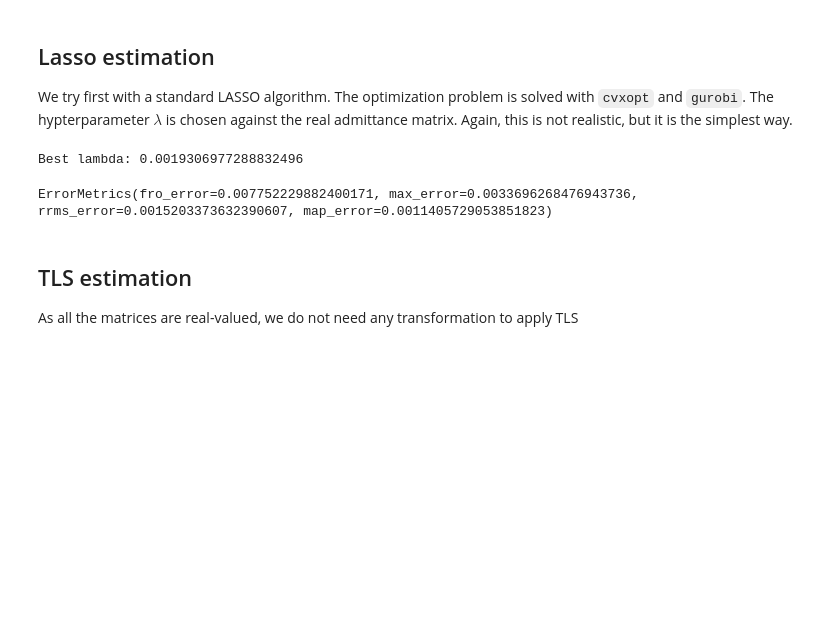
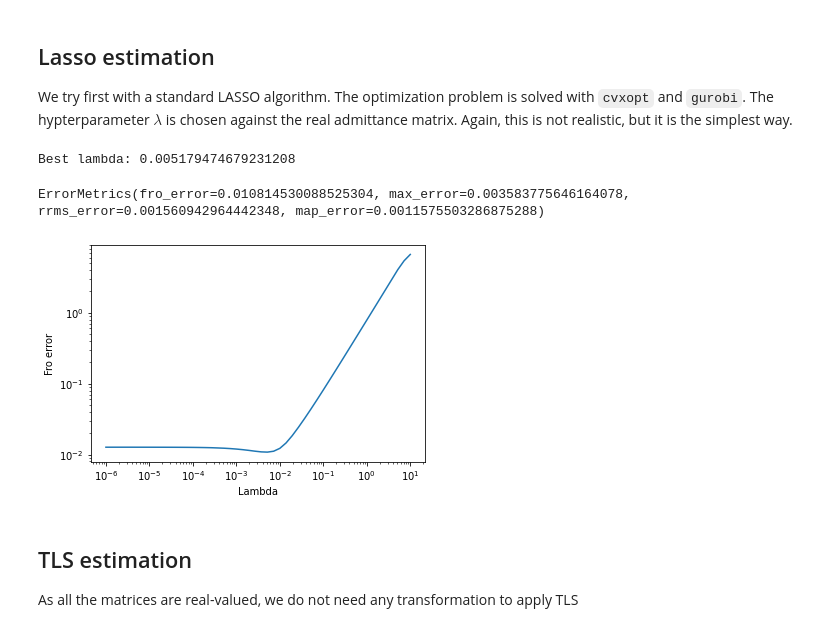
Before and after one commit to DecodEPFL/eiv-grid-id, a Jupyter notebook: notebooks/EF_10_dc_simulation.ipynb, the cells around one changed output. Cells and saved outputs as stored; diff of their text form; code cells hidden in the pictures; blank space fills up the shorter version.

```diff
--- a/notebooks/EF_10_dc_simulation.ipynb
+++ b/notebooks/EF_10_dc_simulation.ipynb
@@ -30,18 +53,4 @@ from src.identification.error_metrics import error_metrics, fro_error
 # %%
-v_sigma = 0.1
-noise_sigma = 0.001
-n_samples = 100
-
-actual_admittance = np.array([
-    [2, -1, -1, 0, 0],
-    [-1, 1, 0, 0, 0],
-    [-1, 0, 1, 0, 0],
-    [0, 0, 0, 2, -2],
-    [0, 0, 0, -2, 2]
-])
-
-n_nodes = actual_admittance.shape[0]
-
 rng = default_rng(11)
 actual_voltages = rng.normal(1, v_sigma, (n_samples, n_nodes))
 actual_currents = actual_voltages @ actual_admittance
@@ -70,7 +79,7 @@ The optimization problem is solved with `cvxopt` and `gurobi`.
 The hypterparameter $\lambda$ is chosen against the real admittance matrix.
 Again, this is not realistic, but it is the simplest way.
 # %%
-def lasso(x: np.array, y: np.array, actual_beta: np.array) -> Tuple[float, np.array]:
+def lasso(x: np.array, y: np.array, actual_beta: np.array):
     n = x.shape[1]
     l = cp.Parameter(nonneg=True)
     beta = cp.Variable((n, n))
@@ -86,18 +95,26 @@ def lasso(x: np.array, y: np.array, actual_beta: np.array) -> Tuple[float, np.ar
     for l_value in l_values:
         l.value = l_value
         problem.solve()
-        cv_trials.append((l.value, beta.value))
+        cv_trials.append((l.value, beta.value, fro_error(beta.value, actual_beta)))
 
-    best_trial = min(cv_trials, key=lambda t: fro_error(actual_beta, t[1]))
-    return best_trial
+    return cv_trials
 
-lasso_lambda, lasso_admittance = lasso(measured_voltages, measured_currents, actual_admittance)
+lasso_trials = lasso(measured_voltages, measured_currents, actual_admittance)
+lasso_best_trial = min(lasso_trials, key=lambda t: t[2])
+lasso_lambda, lasso_admittance = lasso_best_trial[0], lasso_best_trial[1]
 lasso_error = error_metrics(actual_admittance, lasso_admittance)
 print(f'Best lambda: {lasso_lambda}')
 lasso_error
 # %% [output]
-Best lambda: 0.0019306977288832496
+Best lambda: 0.005179474679231208
-ErrorMetrics(fro_error=0.007752229882400171, max_error=0.0033696268476943736, rrms_error=0.0015203373632390607, map_error=0.0011405729053851823)
+ErrorMetrics(fro_error=0.010814530088525304, max_error=0.003583775646164078, rrms_error=0.001560942964442348, map_error=0.0011575503286875288)
+# %%
+lasso_lambdas, _, lasso_fro_err = zip(*lasso_trials)
+plt.loglog(lasso_lambdas, lasso_fro_err)
+plt.xlabel('Lambda')
+plt.ylabel('Fro error');
+# %% [output]
+[figure, added]
 # %% [markdown]
 ## TLS estimation
 As all the matrices are real-valued, we do not need any transformation to apply TLS
```
Also changed, not shown: parts of 12 cells of this notebook, 1 other file.
